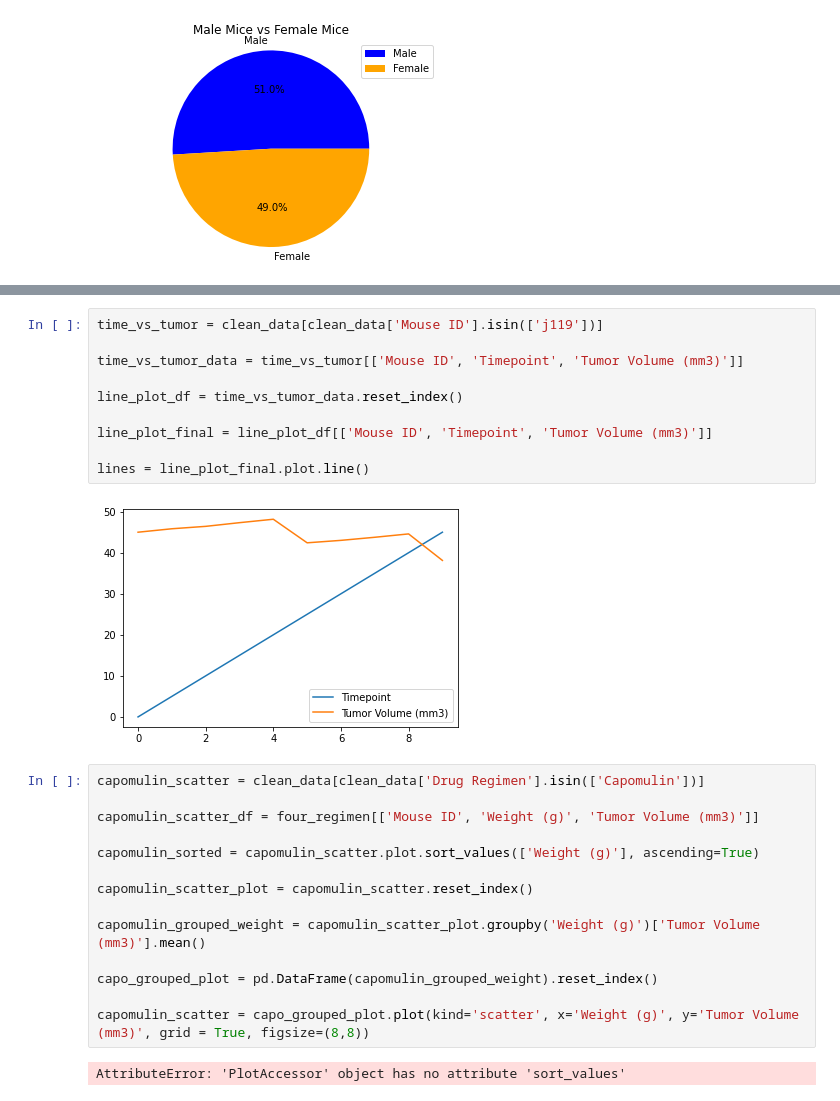
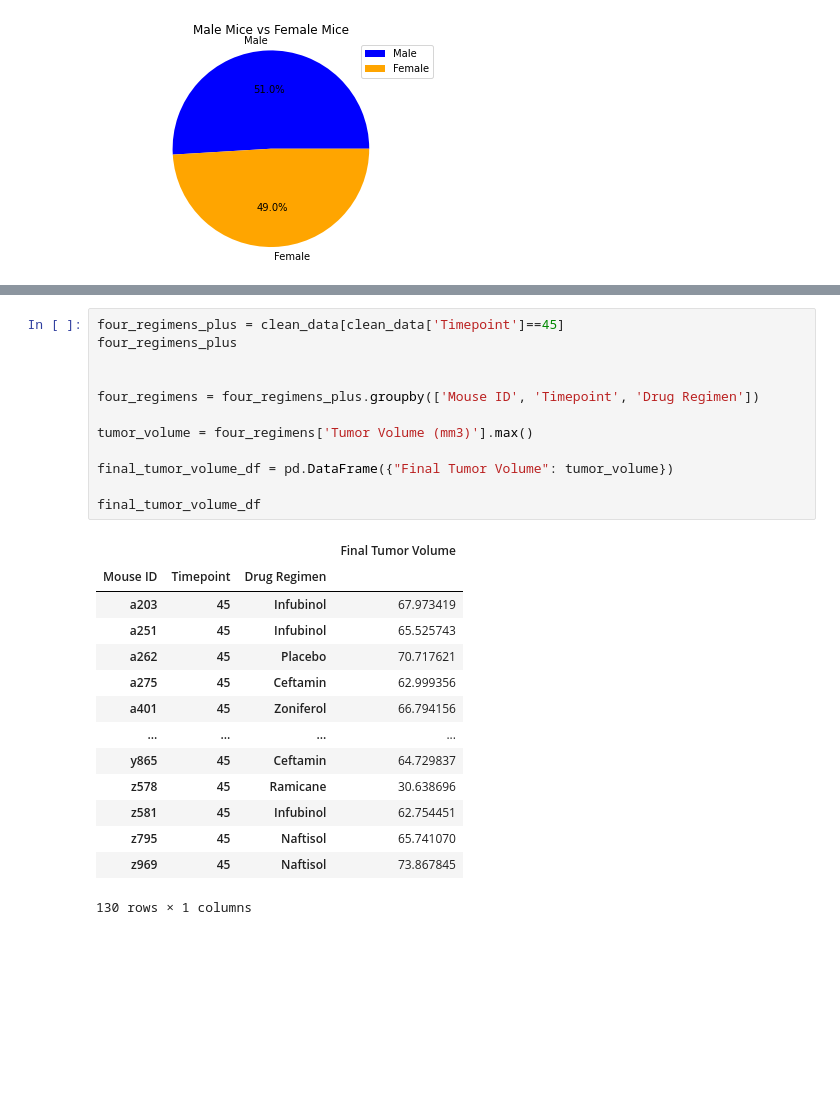
Before and after one commit to EdwinVargas22/UCI-Edwin-Vargas-Homework, a Jupyter notebook: 05-Matplotlib-Challenge/Script for Pharmaceutical.ipynb, the cells around one changed output, grey strips where cells are left out. Cells and saved outputs as stored; diff of their text form; blank space fills up the shorter version.

```diff
--- a/05-Matplotlib-Challenge/Script for Pharmaceutical.ipynb
+++ b/05-Matplotlib-Challenge/Script for Pharmaceutical.ipynb
@@ -222,28 +218,27 @@ TypeError: cannot perform reduce with flexible type
-# %%
-time_vs_tumor = clean_data[clean_data['Mouse ID'].isin(['j119'])]
-
-time_vs_tumor_data = time_vs_tumor[['Mouse ID', 'Timepoint', 'Tumor Volume (mm3)']]
-
-line_plot_df = time_vs_tumor_data.reset_index()
-
-line_plot_final = line_plot_df[['Mouse ID', 'Timepoint', 'Tumor Volume (mm3)']]
-
-lines = line_plot_final.plot.line()
-# %% [output]
-[figure, removed]
-# %%
-capomulin_scatter = clean_data[clean_data['Drug Regimen'].isin(['Capomulin'])]
-
-capomulin_scatter_df = four_regimen[['Mouse ID', 'Weight (g)', 'Tumor Volume (mm3)']]
-
-capomulin_sorted = capomulin_scatter.plot.sort_values(['Weight (g)'], ascending=True)
-
-capomulin_scatter_plot = capomulin_scatter.reset_index()
-
-capomulin_grouped_weight = capomulin_scatter_plot.groupby('Weight (g)')['Tumor Volume (mm3)'].mean()
-
-capo_grouped_plot = pd.DataFrame(capomulin_grouped_weight).reset_index()
-
-capomulin_scatter = capo_grouped_plot.plot(kind='scatter', x='Weight (g)', y='Tumor Volume (mm3)', grid = True, figsize=(8,8))
-# %% [output]
-AttributeError: 'PlotAccessor' object has no attribute 'sort_values'
+# %%
+four_regimens_plus = clean_data[clean_data['Timepoint']==45]
+four_regimens_plus
+
+
+four_regimens = four_regimens_plus.groupby(['Mouse ID', 'Timepoint', 'Drug Regimen'])
+
+tumor_volume = four_regimens['Tumor Volume (mm3)'].max()
+
+final_tumor_volume_df = pd.DataFrame({"Final Tumor Volume": tumor_volume})
+
+final_tumor_volume_df
+# %% [output]
+|  |  |  | Final Tumor Volume |
+| Mouse ID | Timepoint | Drug Regimen |  |
+| a203 | 45 | Infubinol | 67.973419 |
+| a251 | 45 | Infubinol | 65.525743 |
+| a262 | 45 | Placebo | 70.717621 |
+| a275 | 45 | Ceftamin | 62.999356 |
+| a401 | 45 | Zoniferol | 66.794156 |
+| ... | ... | ... | ... |
+| y865 | 45 | Ceftamin | 64.729837 |
+| z578 | 45 | Ramicane | 30.638696 |
+| z581 | 45 | Infubinol | 62.754451 |
+| z795 | 45 | Naftisol | 65.741070 |
+| z969 | 45 | Naftisol | 73.867845 |
+130 rows × 1 columns
```
Also changed, not shown: parts of 2 cells of this notebook.
